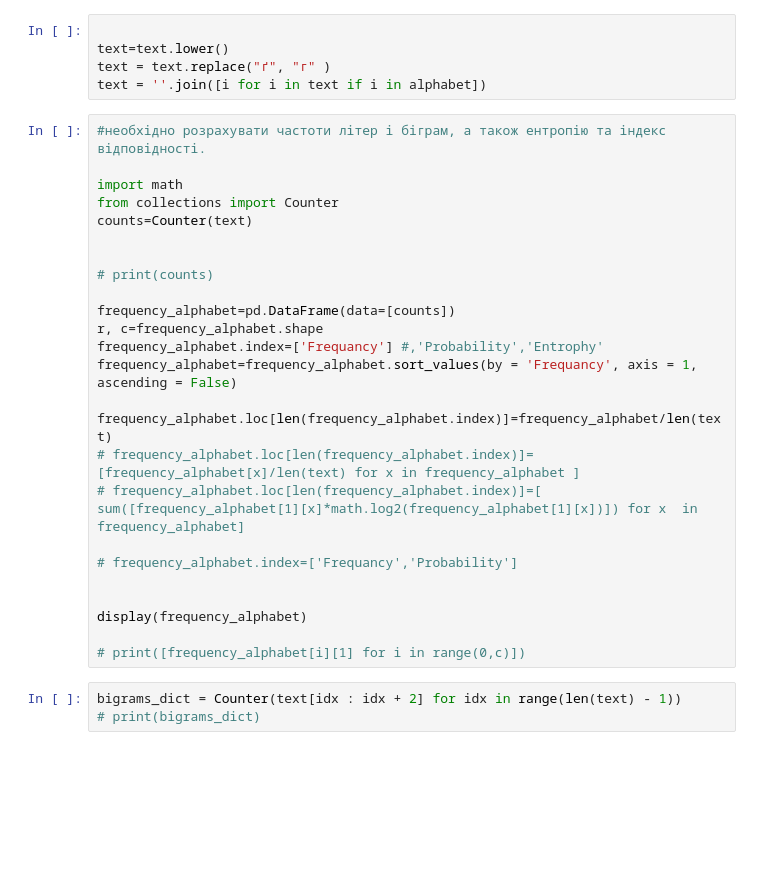
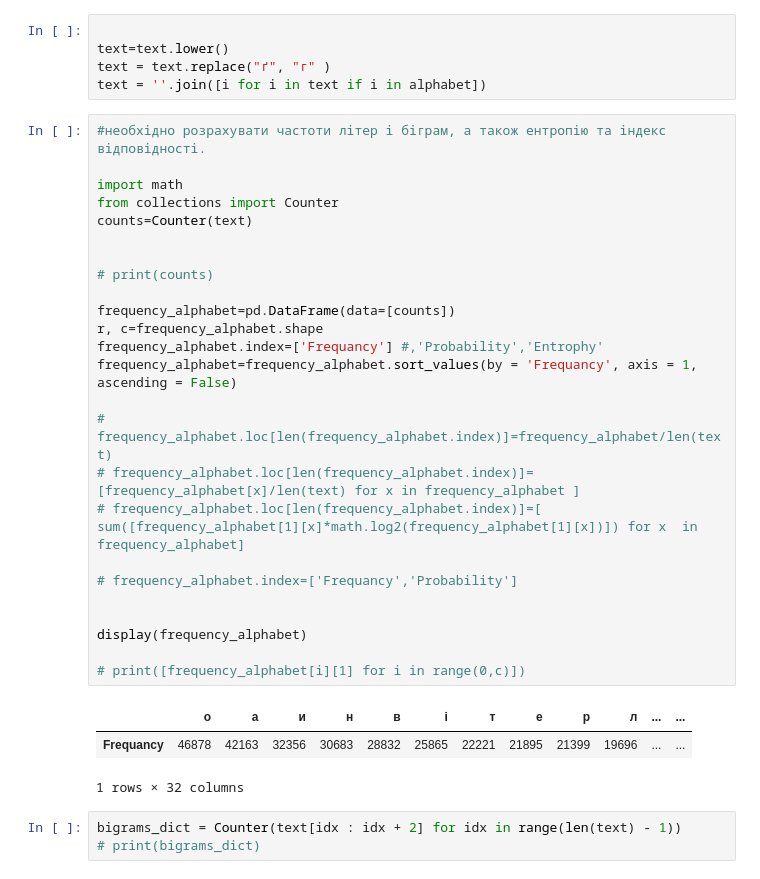
Before and after one commit to andrew-kolomiets/Cryptanalysis, a Jupyter notebook: Lab-2/code.ipynb, the cells around one changed output. Cells and saved outputs as stored; diff of their text form; blank space fills up the shorter version.

```diff
--- a/Lab-2/code.ipynb
+++ b/Lab-2/code.ipynb
@@ -19,28 +19,32 @@ text = ''.join([i for i in text if i in alphabet])
 # %%
 #необхiдно розрахувати частоти лiтер i бiграм, а також ентропiю та iндекс вiдповiдностi.
 
 import math
 from collections import Counter
 counts=Counter(text)
 
 
 # print(counts)
 
 frequency_alphabet=pd.DataFrame(data=[counts])
 r, c=frequency_alphabet.shape
 frequency_alphabet.index=['Frequancy'] #,'Probability','Entrophy'
 frequency_alphabet=frequency_alphabet.sort_values(by = 'Frequancy', axis = 1, ascending = False)
 
-frequency_alphabet.loc[len(frequency_alphabet.index)]=frequency_alphabet/len(text)
+# frequency_alphabet.loc[len(frequency_alphabet.index)]=frequency_alphabet/len(text)
 # frequency_alphabet.loc[len(frequency_alphabet.index)]=[frequency_alphabet[x]/len(text) for x in frequency_alphabet ]
 # frequency_alphabet.loc[len(frequency_alphabet.index)]=[ sum([frequency_alphabet[1][x]*math.log2(frequency_alphabet[1][x])]) for x  in frequency_alphabet]
 
 # frequency_alphabet.index=['Frequancy','Probability']
 
 
 display(frequency_alphabet)
 
 # print([frequency_alphabet[i][1] for i in range(0,c)])
+# %% [output]
+|  | о | а | и | н | в | і | т | е | р | л | ... | ... |
+| Frequancy | 46878 | 42163 | 32356 | 30683 | 28832 | 25865 | 22221 | 21895 | 21399 | 19696 | ... | ... |
+1 rows × 32 columns
 # %%
 bigrams_dict = Counter(text[idx : idx + 2] for idx in range(len(text) - 1))
 # print(bigrams_dict)
```
Also changed, not shown: parts of 2 cells of this notebook.
